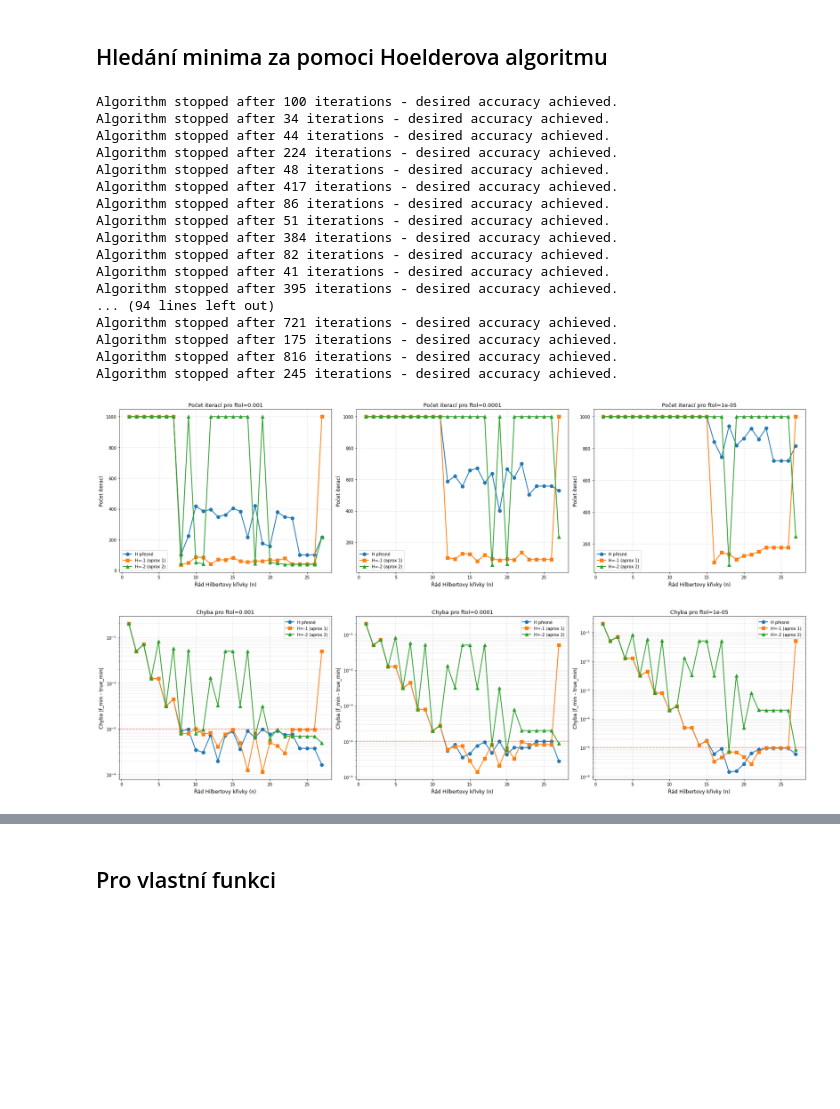
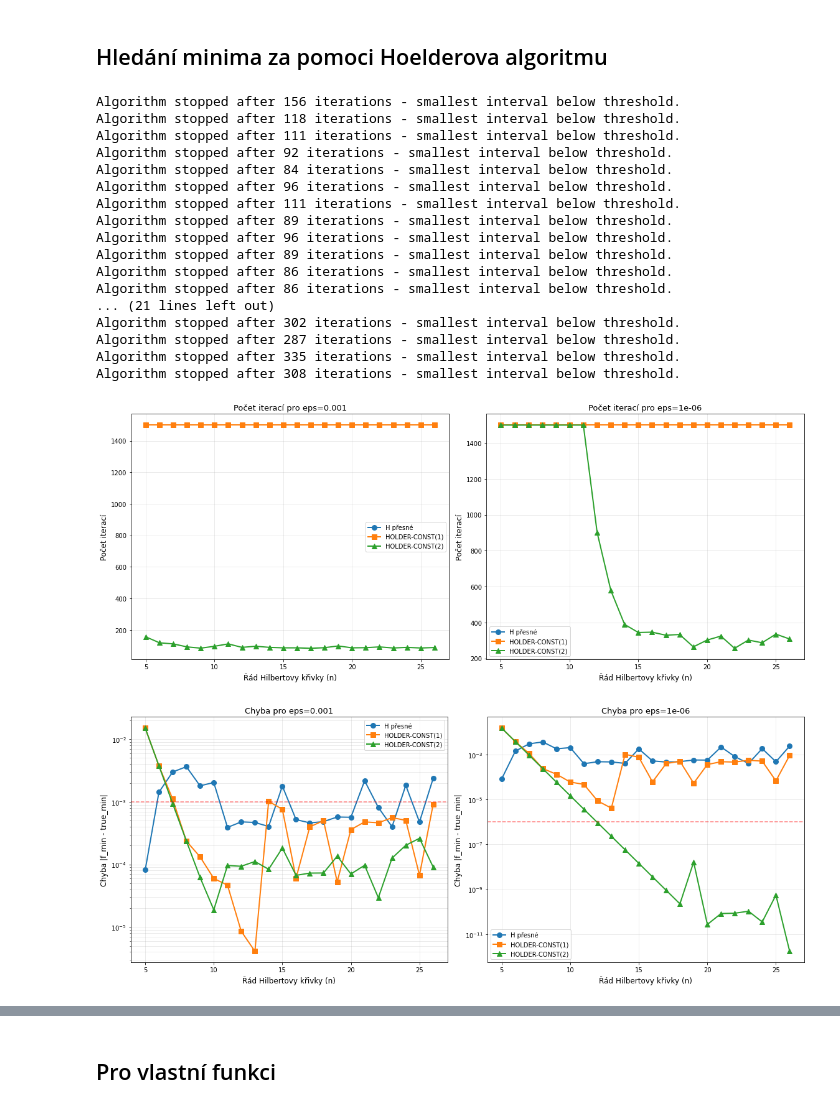
Before and after one commit to NIE0087/BP---prostor-vyplnujici-krivky, a Jupyter notebook: example2D.ipynb, the cells around one changed output, grey strips where cells are left out. Drawn from its saved outputs; the diff is of its cells as text; code cells hidden in the pictures; blank space fills up the shorter version.

Commit message:
a lot of graphs added and modified, deleted method minimize_scalar and added method NLOPT

```diff
--- a/example2D.ipynb
+++ b/example2D.ipynb
@@ -1,7 +1,7 @@
 # %%
 from Hilbert2D import Hilbert2D
 from Hilbert2DVisualizer import Hilbert2DVisualizer
-hilbert = Hilbert2D(precision=20)
+hilbert = Hilbert2D(precision=50)
 h2d = Hilbert2DVisualizer(hilbert)
 # %% [markdown]
 # 2D Hilbertova křivka
@@ -11,3 +11,12 @@ h2d.plot_holder_paraboloids(H=2*2.23, r=1.1, eps=1e-4, max_iter=10,
                                 whatFunc=0, iteration_to_plot=3)
 # %% [output]
 [figure]
+# %%
+errors =h2d.run_error_heatmap_round(
+    H=-1,
+    I=1,
+    r=1.12,
+    max_iter=1500,
+    whatFunc=0,
+    true_min=1.0
+)
@@ -98,35 +156,35 @@ precision=  8  =>  t = 0.552169,  h(t) = (0.6097, 0.6289),  f = 0.015433
 # %%
 
 df = h2d.compare_H_approximations_iterations(
-    H_exact=2*((5)**(1/2)),
-    r=1.1,
-    eps=1e-6,
-    max_iter=1000,
-    n_vals=[1,2,3,4,5,6,7,8,9,10,11,12,13,14,15,16,17,18,19,20,21,22,23,24,25,26,27],
-    whatFunc=0,
-    true_min=1.0,
-    ftol=[1e-3, 1e-4, 1e-5],
-    I=2
+    H_exact= (200*((2)**(1/2)))*2*((5)**(1/2)),
+    r=1.12,
+    eps=[1e-3,1e-6],
+    max_iter=1500,
+    n_vals=[ 5, 6, 7, 8,9,10,11,12,13,14,15,16,17,18,19,20,21,22,23,24,25,26],
+    whatFunc=2,
+    true_min=0.0,
+    ftol=1e-5,
+    I=1
 )
 
 print(df)
 # %% [output]
-Algorithm stopped after 100 iterations - desired accuracy achieved.
-Algorithm stopped after 34 iterations - desired accuracy achieved.
-Algorithm stopped after 44 iterations - desired accuracy achieved.
-Algorithm stopped after 224 iterations - desired accuracy achieved.
-Algorithm stopped after 48 iterations - desired accuracy achieved.
-Algorithm stopped after 417 iterations - desired accuracy achieved.
-Algorithm stopped after 86 iterations - desired accuracy achieved.
-Algorithm stopped after 51 iterations - desired accuracy achieved.
-Algorithm stopped after 384 iterations - desired accuracy achieved.
-Algorithm stopped after 82 iterations - desired accuracy achieved.
-Algorithm stopped after 41 iterations - desired accuracy achieved.
-Algorithm stopped after 395 iterations - desired accuracy achieved.
-... (94 lines left out)
-Algorithm stopped after 721 iterations - desired accuracy achieved.
-Algorithm stopped after 175 iterations - desired accuracy achieved.
-Algorithm stopped after 816 iterations - desired accuracy achieved.
-Algorithm stopped after 245 iterations - desired accuracy achieved.
+Algorithm stopped after 156 iterations - smallest interval below threshold.
+Algorithm stopped after 118 iterations - smallest interval below threshold.
+Algorithm stopped after 111 iterations - smallest interval below threshold.
+Algorithm stopped after 92 iterations - smallest interval below threshold.
+Algorithm stopped after 84 iterations - smallest interval below threshold.
+Algorithm stopped after 96 iterations - smallest interval below threshold.
+Algorithm stopped after 111 iterations - smallest interval below threshold.
+Algorithm stopped after 89 iterations - smallest interval below threshold.
+Algorithm stopped after 96 iterations - smallest interval below threshold.
+Algorithm stopped after 89 iterations - smallest interval below threshold.
+Algorithm stopped after 86 iterations - smallest interval below threshold.
+Algorithm stopped after 86 iterations - smallest interval below threshold.
+... (21 lines left out)
+Algorithm stopped after 302 iterations - smallest interval below threshold.
+Algorithm stopped after 287 iterations - smallest interval below threshold.
+Algorithm stopped after 335 iterations - smallest interval below threshold.
+Algorithm stopped after 308 iterations - smallest interval below threshold.
-[figure, old version]
+[figure, new version]
-[figure, old version]
+[figure, new version]
```
Also changed, not shown: parts of 18 cells of this notebook, 7 other files.
